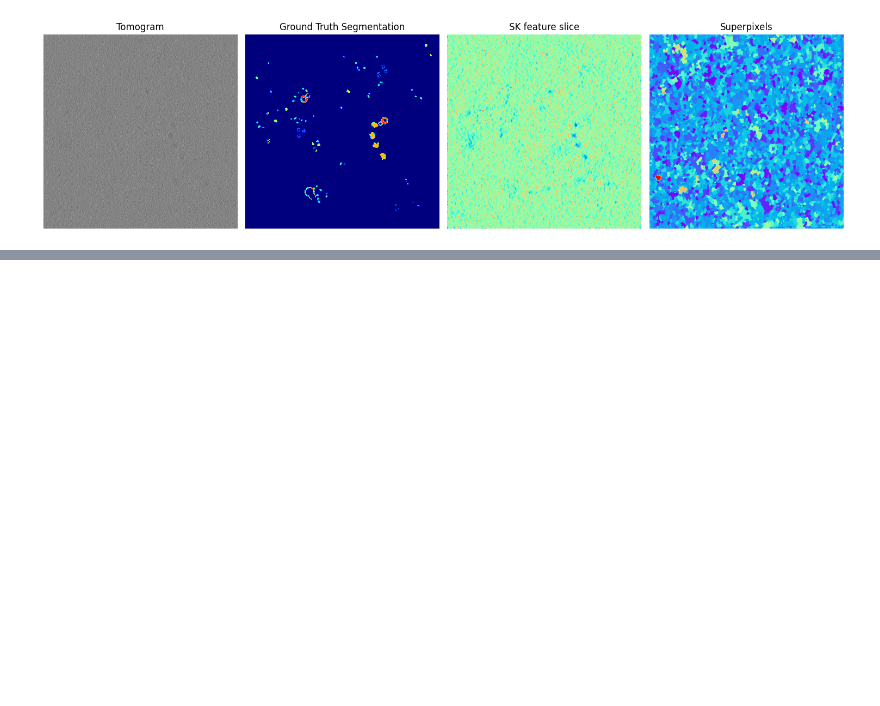
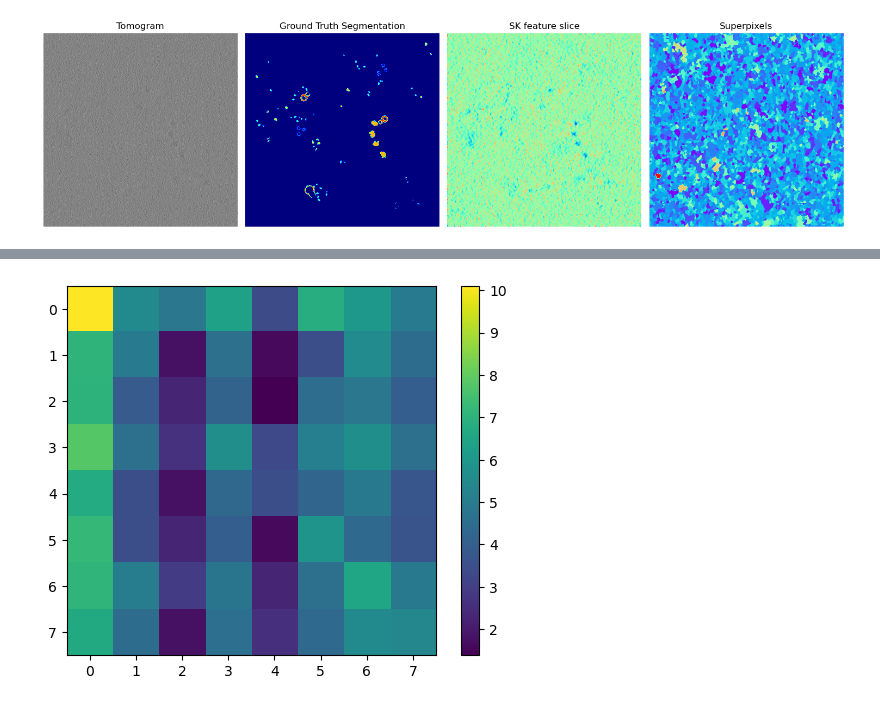
Before and after one commit to cellcanvas/superpixels, a Jupyter notebook: notebooks/superpixel2embedding.ipynb, the cells around one changed output, grey strips where cells are left out. Cells and saved outputs as stored; diff of their text form; code cells hidden in the pictures; blank space fills up the shorter version.

```diff
--- a/notebooks/superpixel2embedding.ipynb
+++ b/notebooks/superpixel2embedding.ipynb
@@ -59,8 +173,6 @@ print(df)
 # %%
-from features import superpixel_cellcanvas_features
-import zarr
+# embeddings = zarr.open('/Users/kevin.zhao/Documents/projects/cellcanvas-org/superpixels/copick_10439/albumImportFromCryoETDataPortal_swinunet-embedding-16194_features.zarr', mode='r')[:]
+embeddings = zarr.open('/Users/teun.huijben/Documents/code/github/superpixels/data/copick_10439/albumImportFromCryoETDataPortal_swinunet-embedding-16194_features.zarr')
 
-embeddings = zarr.open('/Users/kevin.zhao/Documents/projects/cellcanvas-org/superpixels/copick_10439/albumImportFromCryoETDataPortal_swinunet-embedding-16194_features.zarr', mode='r')[:]
-
-df = superpixel_cellcanvas_features(embeddings, data["superpixels"])
-print(df)
+df_embed = superpixel_cellcanvas_features(embeddings, data["superpixels"])
+print(df_embed)
@@ -66,0 +192,3 @@ print(df)
+# %%
+df_combined_embed = pd.concat([df_embed, df_gt],axis=1)
+df_combined_embed.shape
@@ -66,0 +197,8 @@ print(df)
+# %%
+output_embed = evaluate_spp_features(df_combined_embed,
+            class_weight = 'balanced',
+            n_estimators=50,
+            n_jobs=-1,
+            max_depth=10,
+            max_samples=0.05,
+)
@@ -66,0 +215,4 @@ print(df)
+# %%
+cm = output_embed.confusion_matrix
+cm = cm.to_numpy()
+cm
@@ -66,0 +228,7 @@ print(df)
+# %%
+plt.figure()
+plt.imshow(np.log1p(cm))
+plt.colorbar()
+plt.show()
+# %% [output]
+[figure, added]
```
Also changed, not shown: parts of 26 cells of this notebook, 2 other files.
